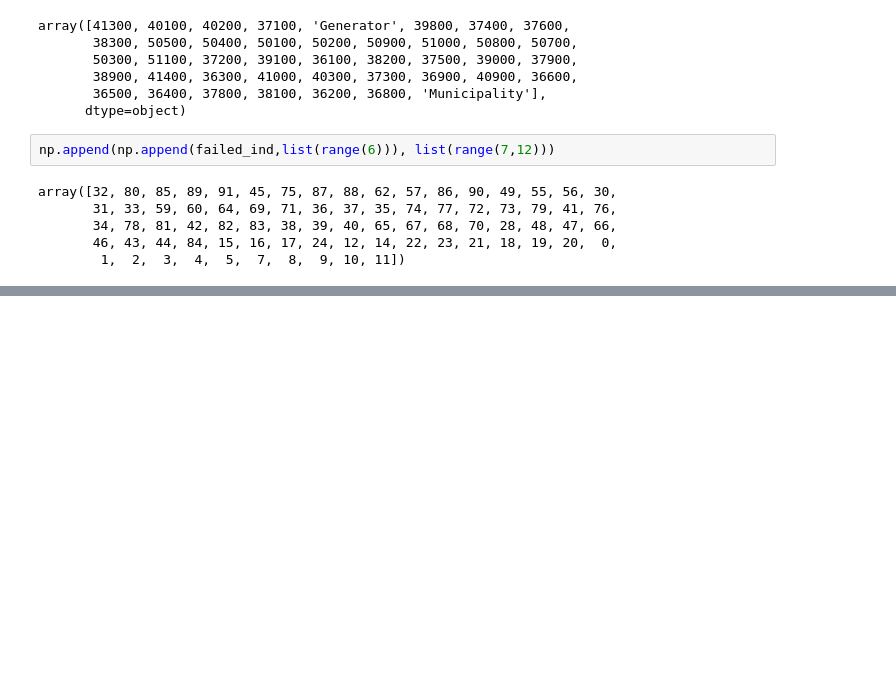
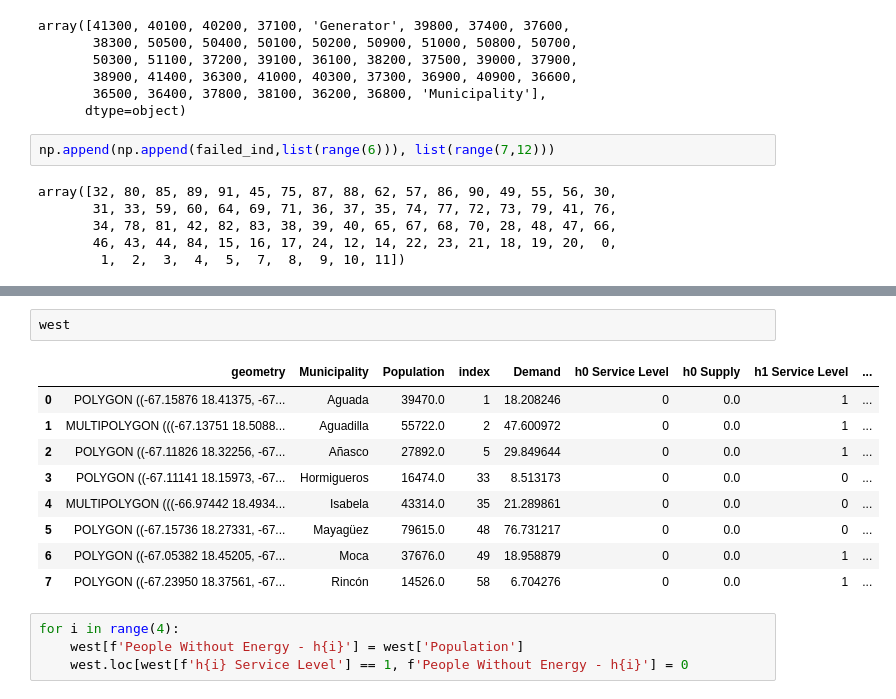
Before and after one commit to jmontoy004/Power-Network-Model, a Jupyter notebook: Power_Network_Model_JP.ipynb, the cells around one changed output, grey strips where cells are left out. Drawn from its saved outputs; the diff is of its cells as text; blank space fills up the shorter version.

```diff
--- a/Power_Network_Model_JP.ipynb
+++ b/Power_Network_Model_JP.ipynb
@@ -42,0 +525,16 @@ array([32, 80, 85, 89, 91, 45, 75, 87, 88, 62, 57, 86, 90, 49, 55, 56, 30,
+# %%
+west
+# %% [output]
+|  | geometry | Municipality | Population | index | Demand | h0 Service Level | h0 Supply | h1 Service Level | ... |
+| 0 | POLYGON ((-67.15876 18.41375, -67... | Aguada | 39470.0 | 1 | 18.208246 | 0 | 0.0 | 1 | ... |
+| 1 | MULTIPOLYGON (((-67.13751 18.5088... | Aguadilla | 55722.0 | 2 | 47.600972 | 0 | 0.0 | 1 | ... |
+| 2 | POLYGON ((-67.11826 18.32256, -67... | Añasco | 27892.0 | 5 | 29.849644 | 0 | 0.0 | 1 | ... |
+| 3 | POLYGON ((-67.11141 18.15973, -67... | Hormigueros | 16474.0 | 33 | 8.513173 | 0 | 0.0 | 0 | ... |
+| 4 | MULTIPOLYGON (((-66.97442 18.4934... | Isabela | 43314.0 | 35 | 21.289861 | 0 | 0.0 | 0 | ... |
+| 5 | POLYGON ((-67.15736 18.27331, -67... | Mayagüez | 79615.0 | 48 | 76.731217 | 0 | 0.0 | 0 | ... |
+| 6 | POLYGON ((-67.05382 18.45205, -67... | Moca | 37676.0 | 49 | 18.958879 | 0 | 0.0 | 1 | ... |
+| 7 | POLYGON ((-67.23950 18.37561, -67... | Rincón | 14526.0 | 58 | 6.704276 | 0 | 0.0 | 1 | ... |
+# %%
+for i in range(4):
+    west[f'People Without Energy - h{i}'] = west['Population']
+    west.loc[west[f'h{i} Service Level'] == 1, f'People Without Energy - h{i}'] = 0
```
Also changed, not shown: parts of 29 cells of this notebook, 3 other files.
